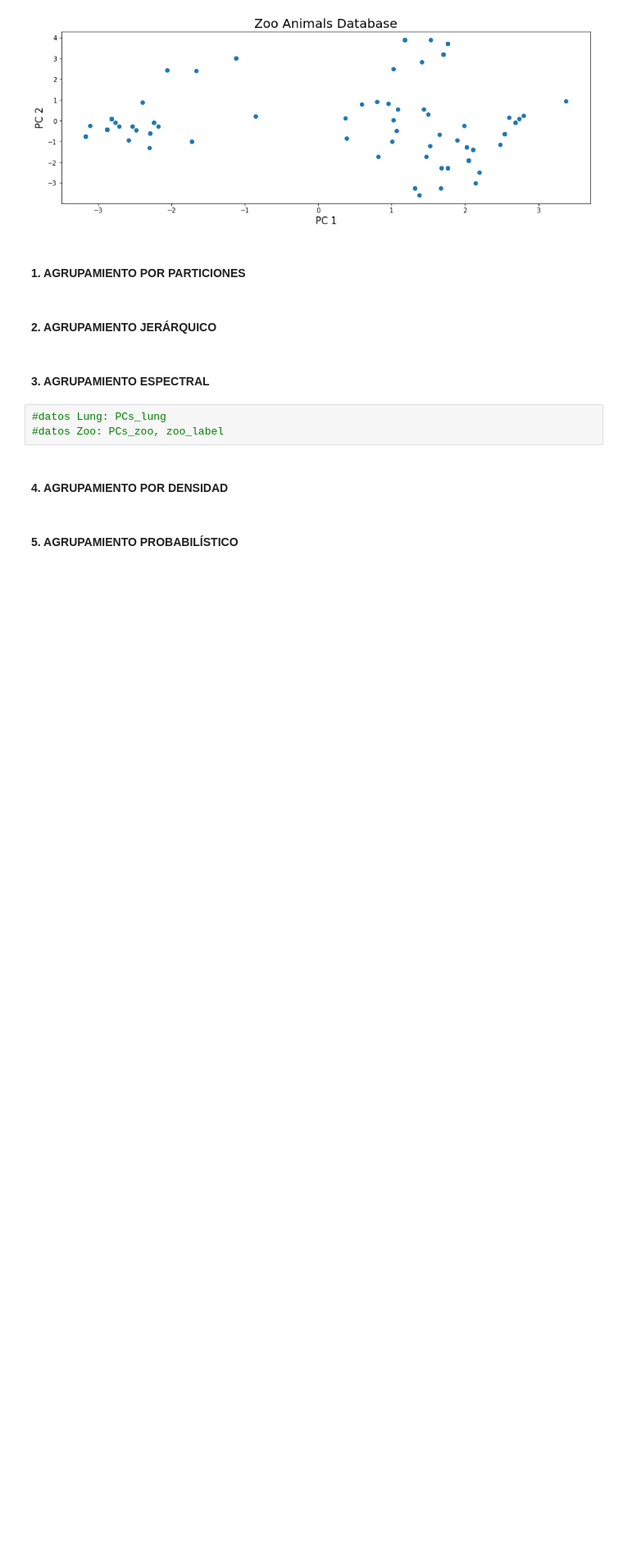
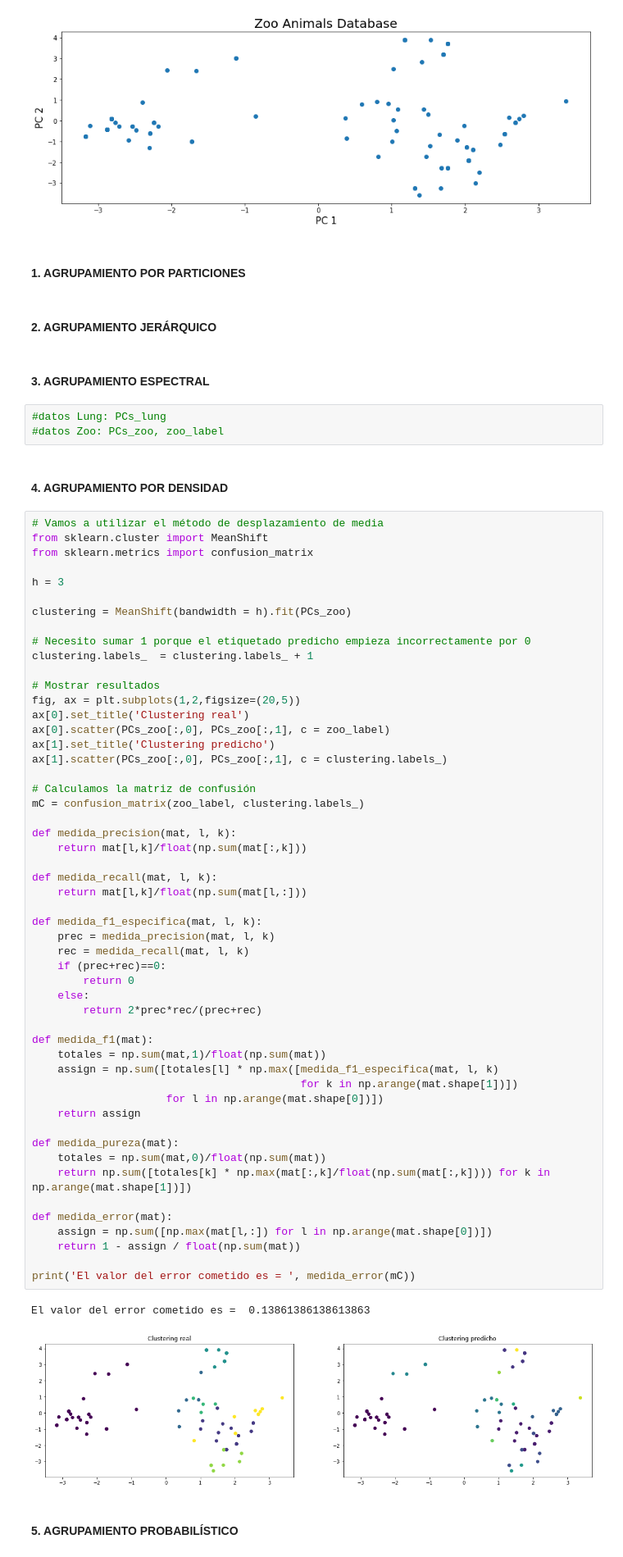
Before and after one commit to alvaronavarroguz/06MAIR-Aprendizaje-No-Supervisado, a Jupyter notebook: Trabajo_Final/Trabajo_Final.ipynb, the cells around one changed output. Shown at 82% size. Drawn from its saved outputs; the diff is of its cells as text; blank space fills up the shorter version.

```diff
--- a/Trabajo_Final/Trabajo_Final.ipynb
+++ b/Trabajo_Final/Trabajo_Final.ipynb
@@ -139,5 +139,60 @@ plt.show()
 #datos Zoo: PCs_zoo, zoo_label
 # %% [markdown]
 #### 4. AGRUPAMIENTO POR DENSIDAD
+# %%
+# Vamos a utilizar el método de desplazamiento de media
+from sklearn.cluster import MeanShift
+from sklearn.metrics import confusion_matrix
+
+h = 3
+
+clustering = MeanShift(bandwidth = h).fit(PCs_zoo)
+
+# Necesito sumar 1 porque el etiquetado predicho empieza incorrectamente por 0
+clustering.labels_  = clustering.labels_ + 1
+
+# Mostrar resultados
+fig, ax = plt.subplots(1,2,figsize=(20,5))
+ax[0].set_title('Clustering real')
+ax[0].scatter(PCs_zoo[:,0], PCs_zoo[:,1], c = zoo_label)
+ax[1].set_title('Clustering predicho')
+ax[1].scatter(PCs_zoo[:,0], PCs_zoo[:,1], c = clustering.labels_)
+
+# Calculamos la matriz de confusión
+mC = confusion_matrix(zoo_label, clustering.labels_)
+
+def medida_precision(mat, l, k):
+    return mat[l,k]/float(np.sum(mat[:,k]))
+
+def medida_recall(mat, l, k):
+    return mat[l,k]/float(np.sum(mat[l,:]))
+
+def medida_f1_especifica(mat, l, k):
+    prec = medida_precision(mat, l, k)
+    rec = medida_recall(mat, l, k)
+    if (prec+rec)==0:
+        return 0
+    else:
+        return 2*prec*rec/(prec+rec)
+
+def medida_f1(mat):
+    totales = np.sum(mat,1)/float(np.sum(mat))
+    assign = np.sum([totales[l] * np.max([medida_f1_especifica(mat, l, k)
+                                          for k in np.arange(mat.shape[1])])
+                     for l in np.arange(mat.shape[0])])
+    return assign
+
+def medida_pureza(mat):
+    totales = np.sum(mat,0)/float(np.sum(mat))
+    return np.sum([totales[k] * np.max(mat[:,k]/float(np.sum(mat[:,k]))) for k in np.arange(mat.shape[1])])
+
+def medida_error(mat):
+    assign = np.sum([np.max(mat[l,:]) for l in np.arange(mat.shape[0])])
+    return 1 - assign / float(np.sum(mat))
+
+print('El valor del error cometido es = ', medida_error(mC))
+# %% [output]
+El valor del error cometido es =  0.13861386138613863
+[figure, added]
 # %% [markdown]
 #### 5. AGRUPAMIENTO PROBABILÍSTICO
```
Also changed, not shown: parts of 2 cells of this notebook.
